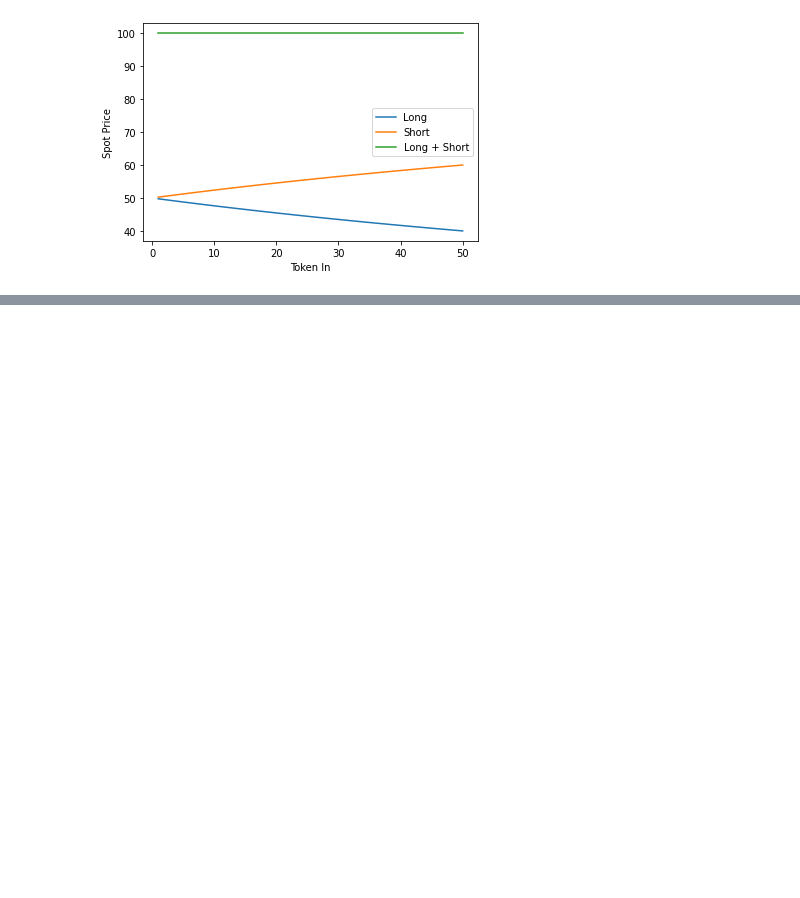
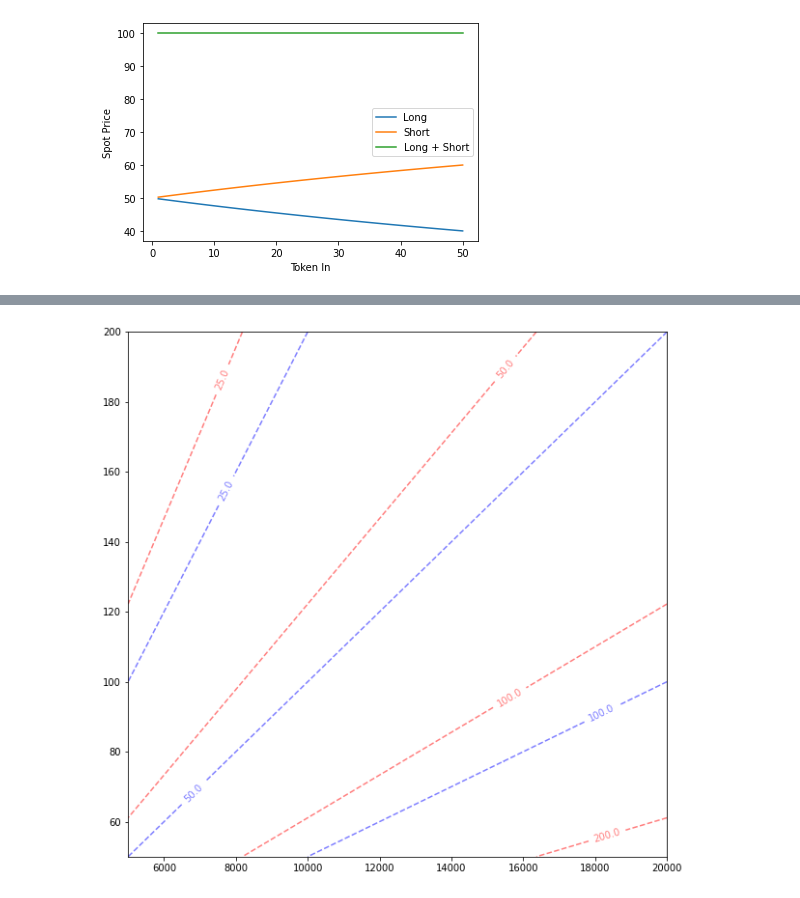
Before and after one commit to fetchai/mettalex-market-maker, a Jupyter notebook: amm_balancer.ipynb, the cells around one changed output, grey strips where cells are left out. Cells and saved outputs as stored; diff of their text form; code cells hidden in the pictures; blank space fills up the shorter version.

```diff
--- a/amm_balancer.ipynb
+++ b/amm_balancer.ipynb
@@ -581,0 +475,12 @@ _ = plt.ylabel('Spot Price')
+# %%
+prices = np.array([0.1, 0.25, 0.5, 1, 2., 4, 10.])*100.
+f = plt.figure(figsize=(10,10))
+c1 = plt.contour(N_C, N_L, calc_spot_price(N_C, w_c_0, N_L, w_l_0, 0),
+                prices, colors='b', alpha=0.5, linestyles='--')
+c2 = plt.contour(N_C, N_L, calc_spot_price(N_C, 0.45, N_L, 0.275, 0),
+                prices, colors='r', alpha=0.5, linestyles='--')
+
+_ = plt.clabel(c1, prices, fmt='%0.1f')
+_ = plt.clabel(c2, prices, fmt='%0.1f')
+# %% [output]
+[figure, added]
```
Also changed, not shown: parts of 22 cells of this notebook, 1 other file.
